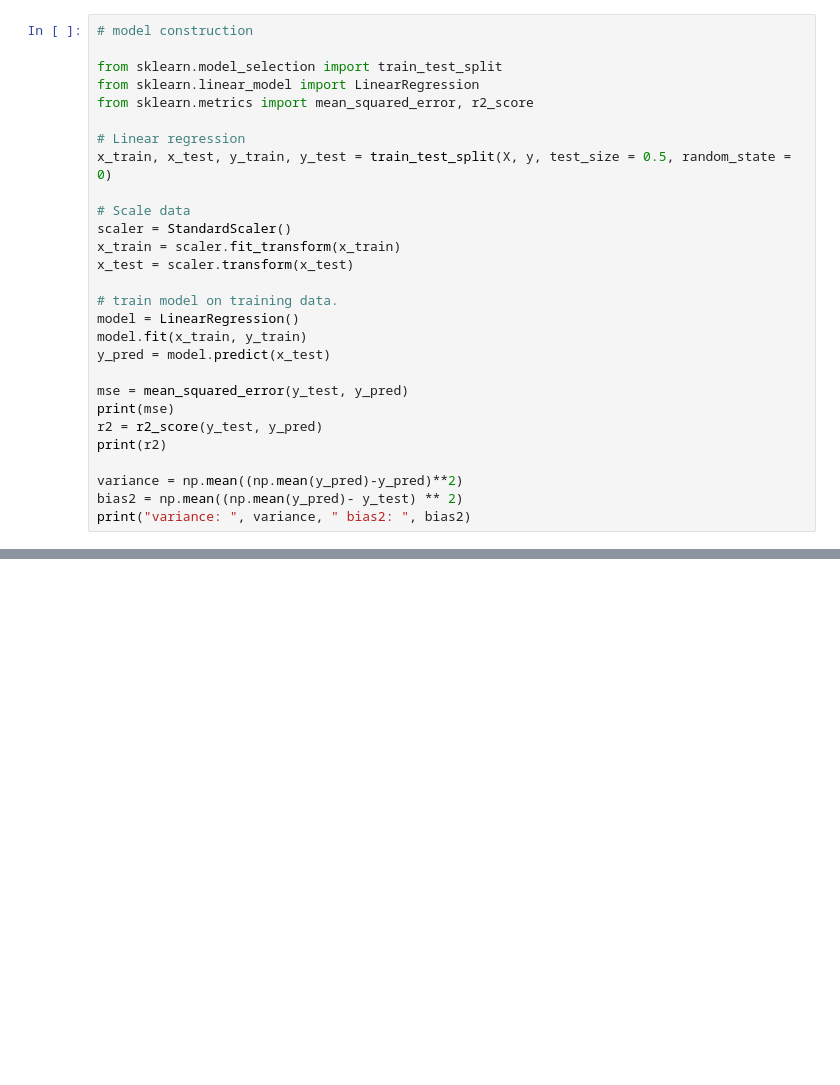
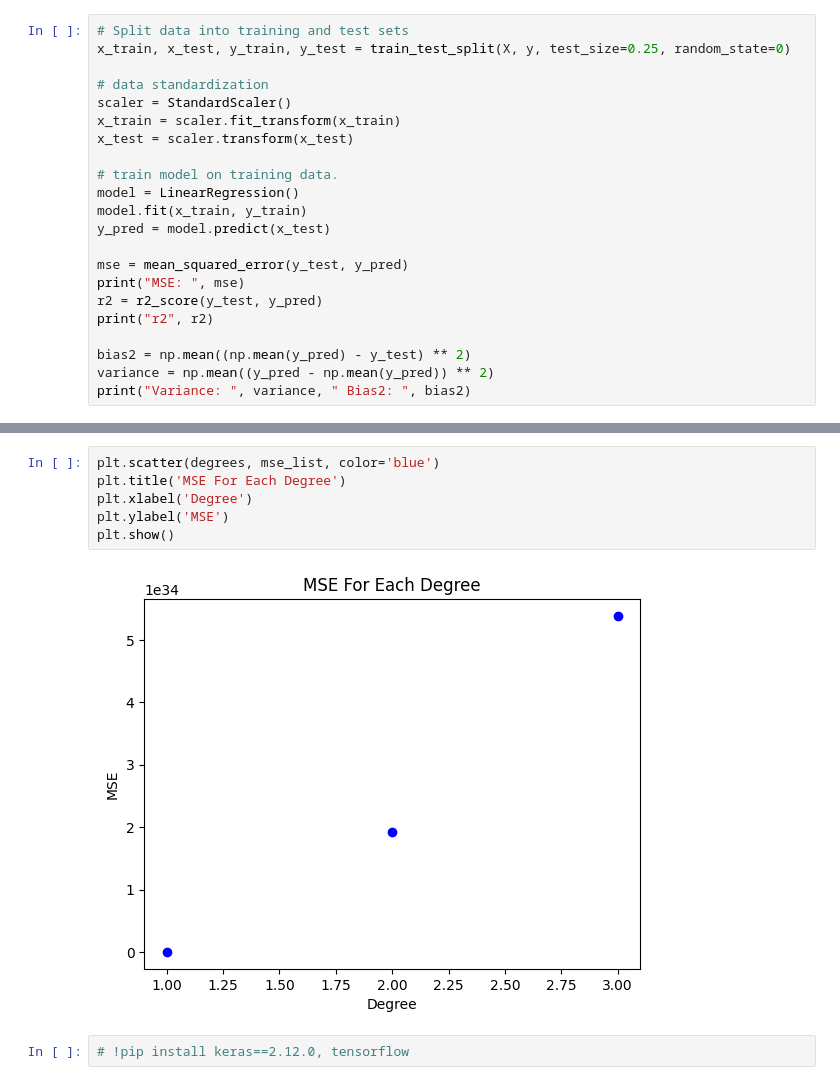
Before and after one commit to ruohan8/ECS171Project, a Jupyter notebook: Project.ipynb, the cells around one changed output, grey strips where cells are left out. Saved outputs shown, nothing was run; the diff lists cells and outputs as text; blank space fills up the shorter version.

```diff
--- a/Project.ipynb
+++ b/Project.ipynb
@@ -157,14 +506,8 @@ X
 # %%
-# model construction
+# Split data into training and test sets
+x_train, x_test, y_train, y_test = train_test_split(X, y, test_size=0.25, random_state=0)
 
-from sklearn.model_selection import train_test_split
-from sklearn.linear_model import LinearRegression
-from sklearn.metrics import mean_squared_error, r2_score
-
-# Linear regression
-x_train, x_test, y_train, y_test = train_test_split(X, y, test_size = 0.5, random_state = 0)
-
-# Scale data
+# data standardization
 scaler = StandardScaler()
 x_train = scaler.fit_transform(x_train)
 x_test = scaler.transform(x_test)
@@ -175,11 +518,11 @@ model.fit(x_train, y_train)
 y_pred = model.predict(x_test)
 
 mse = mean_squared_error(y_test, y_pred)
-print(mse)
+print("MSE: ", mse)
 r2 = r2_score(y_test, y_pred)
-print(r2)
+print("r2", r2)
 
-variance = np.mean((np.mean(y_pred)-y_pred)**2)
-bias2 = np.mean((np.mean(y_pred)- y_test) ** 2)
-print("variance: ", variance, " bias2: ", bias2)
+bias2 = np.mean((np.mean(y_pred) - y_test) ** 2)
+variance = np.mean((y_pred - np.mean(y_pred)) ** 2)
+print("Variance: ", variance, " Bias2: ", bias2)
 # %% [output]
@@ -188,0 +587,10 @@ variance:  1975067454.8508253  bias2:  2778045493.90418
+# %%
+plt.scatter(degrees, mse_list, color='blue')
+plt.title('MSE For Each Degree')
+plt.xlabel('Degree')
+plt.ylabel('MSE')
+plt.show()
+# %% [output]
+[figure, added]
+# %%
+# !pip install keras==2.12.0, tensorflow
```
Also changed, not shown: parts of 31 cells of this notebook.
